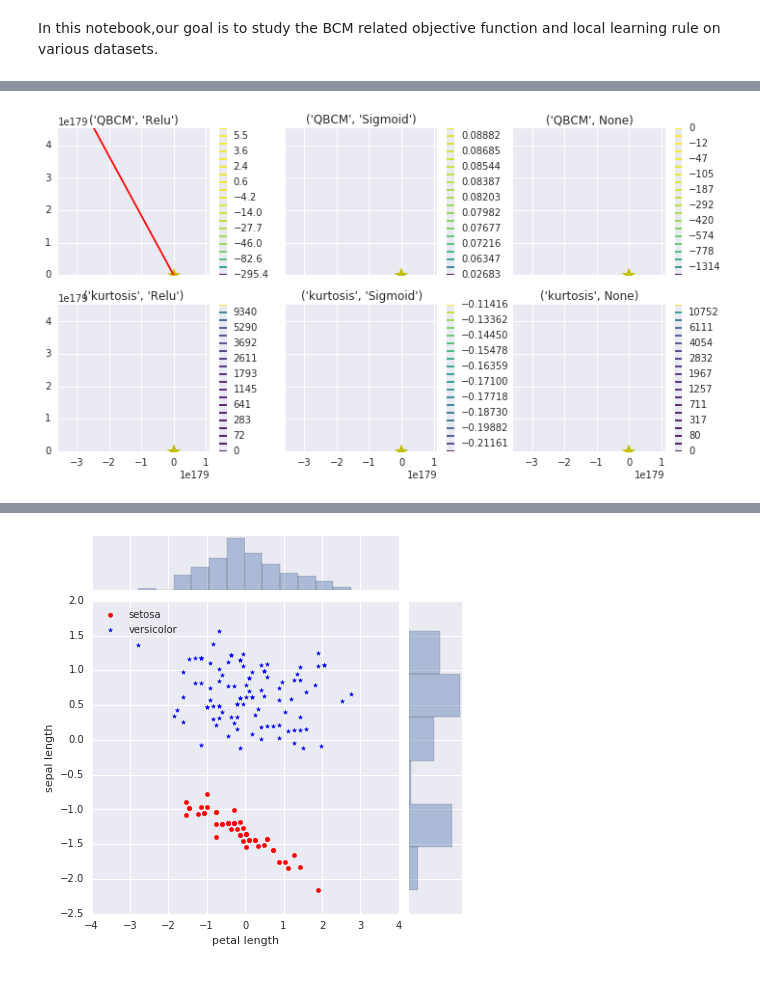
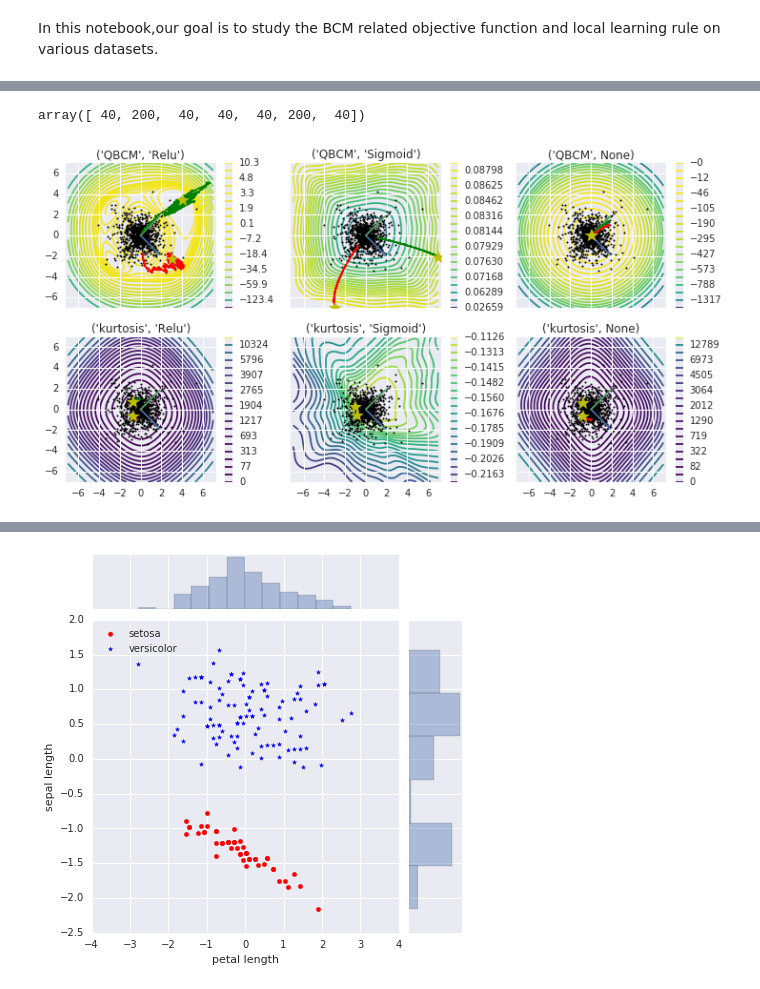
Before and after one commit to ShuangLiBCM/NNDL_Shuang, a Jupyter notebook: Multi_datasets_BCM_training_plotting.ipynb, the cells around one changed output, grey strips where cells are left out. Cells and saved outputs as stored; diff of their text form; code cells hidden in the pictures.

```diff
--- a/Multi_datasets_BCM_training_plotting.ipynb
+++ b/Multi_datasets_BCM_training_plotting.ipynb
@@ -72,24 +88,32 @@ done in 67.932s
+# %%
+n_epoch = np.array([40,200,40,40,40,200,40])
+decay = np.array([0.05,0.005,0.05,0.05,0.05,0.05,0.05])
+eta = np.array([0.0005,0.005,0.0005,0.0005,0.00005,0.01,0.0005])
+n_epoch
+# %% [output]
+array([ 40, 200,  40,  40,  40, 200,  40])
 # %%
 # Contruct objective function and 2D contour
 # Track the weight update trajectory
 # Plot the trained weights on top
 # Generate the objective function landscape
 
 w_min = -7
 w_max = 7
 reso = 50
 
-ny = 2    # 2 output neurons
-n_epoch = 200
 p = 2
-eta = 0.005
+ny = 2
 tau = 200
 batch = 1
-decay = 0.005
 
-para = [ny,n_epoch,p,eta,tau,batch,decay]
+n_epoch = np.array([40,100,40,100,100,200])
+decay = np.array([0.05,0.005,0.05,0.05,0.05,0.05])
+eta = np.array([0.0005,0.005,0.0005,0.0005,0.00005,0.01])
+
+para = [p,ny,tau,batch,n_epoch,decay,eta]
 
 BCM.bcm_obj(Laplace_rt_wt,w_min,w_max,reso,para,ori_w = Laplace_w)
 # %% [output]
-[figure, old version]
+[figure, new version]
 # %%
```
Also changed, not shown: parts of 5 cells of this notebook, 2 other files.
